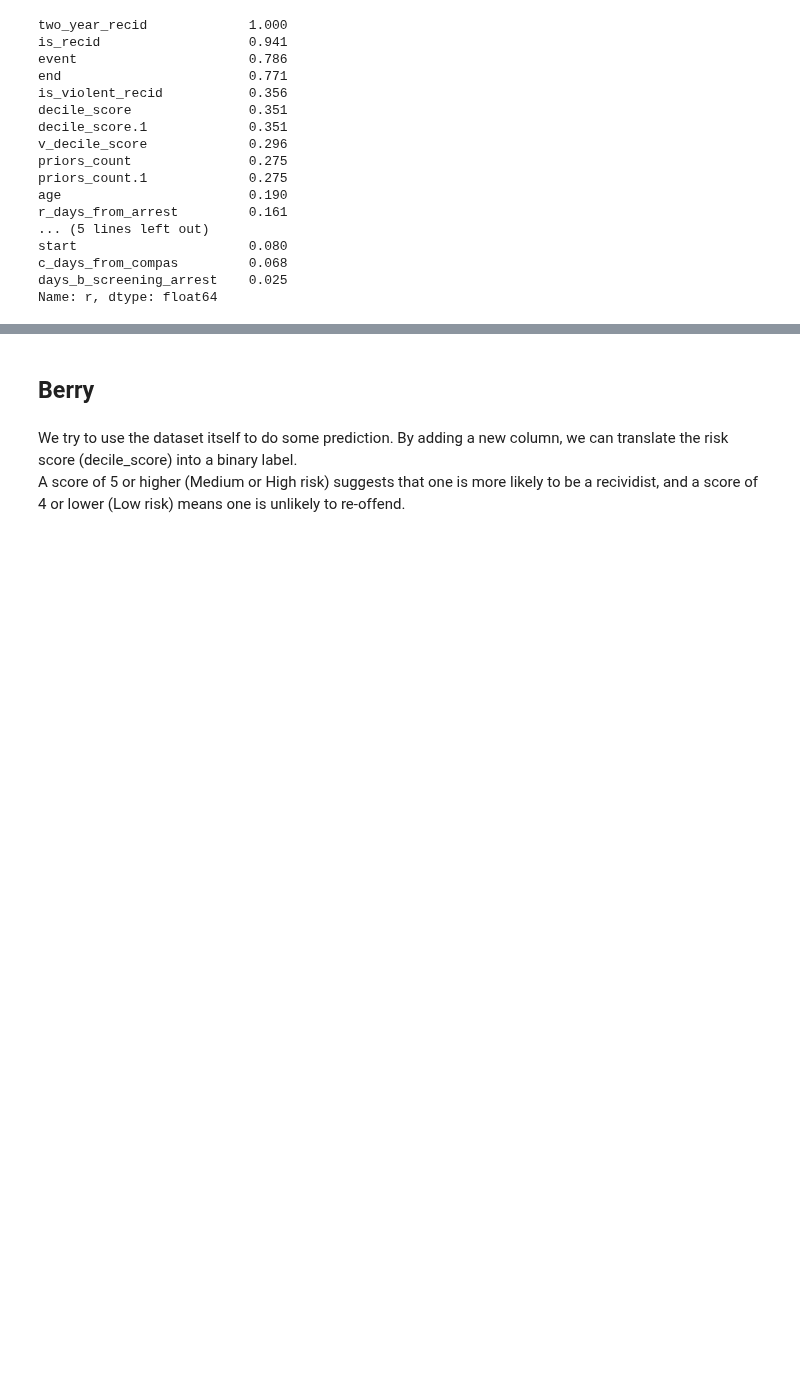
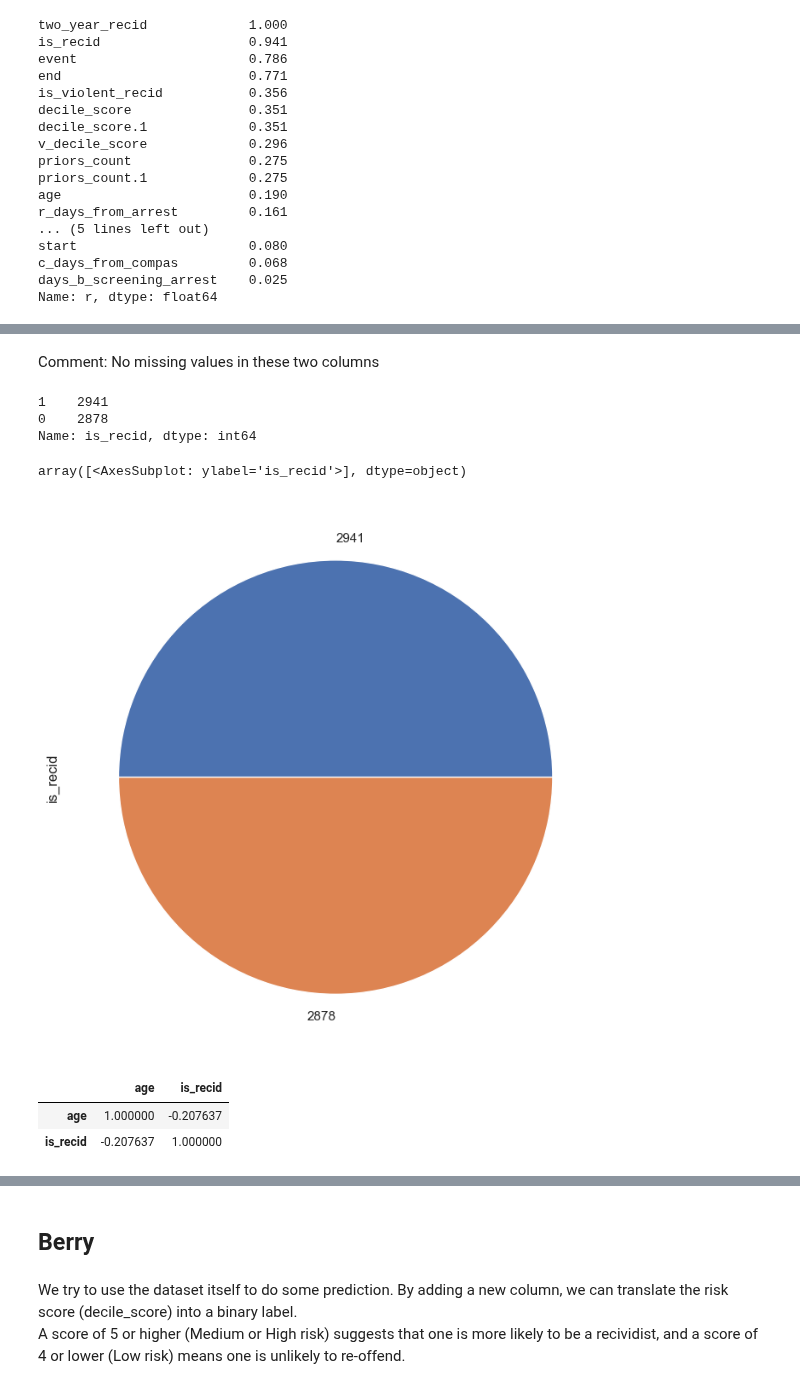
Before and after one commit to Ahmads405/ECE143Group1Project, a Jupyter notebook: Final Compas Anlysis Group.ipynb, the cells around one changed output, grey strips where cells are left out. Saved outputs shown, nothing was run; the diff lists cells and outputs as text; code cells hidden in the pictures; blank space fills up the shorter version.

```diff
--- a/Final Compas Anlysis Group.ipynb
+++ b/Final Compas Anlysis Group.ipynb
@@ -135,0 +205,4 @@ g.map(plt.hist, 'decile_score', rwidth=0.9,density = True)
+# %%
+h = pd.get_dummies(data['sex'])
+# %%
+data = pd.concat([data, h], axis=1)
@@ -135,0 +219,4 @@ g.map(plt.hist, 'decile_score', rwidth=0.9,density = True)
+# %%
+temp = data[data.Male != 0]
+# %%
+temp = temp[['age','is_recid' ]]
@@ -135,0 +260,13 @@ g.map(plt.hist, 'decile_score', rwidth=0.9,density = True)
+# %% [markdown]
+Comment: No missing values in these two columns
+# %%
+temp['is_recid'].value_counts()
+# %% [output]
+1    2941
+0    2878
+Name: is_recid, dtype: int64
+# %%
+temp['is_recid'].value_counts().value_counts().plot.pie(subplots=True)
+# %% [output]
+array([<AxesSubplot: ylabel='is_recid'>], dtype=object)
+[figure, added]
@@ -135,0 +275,6 @@ g.map(plt.hist, 'decile_score', rwidth=0.9,density = True)
+# %%
+temp.corr(method ='pearson')
+# %% [output]
+|  | age | is_recid |
+| age | 1.000000 | -0.207637 |
+| is_recid | -0.207637 | 1.000000 |
```
Also changed, not shown: parts of 56 cells of this notebook, 1 other file.
